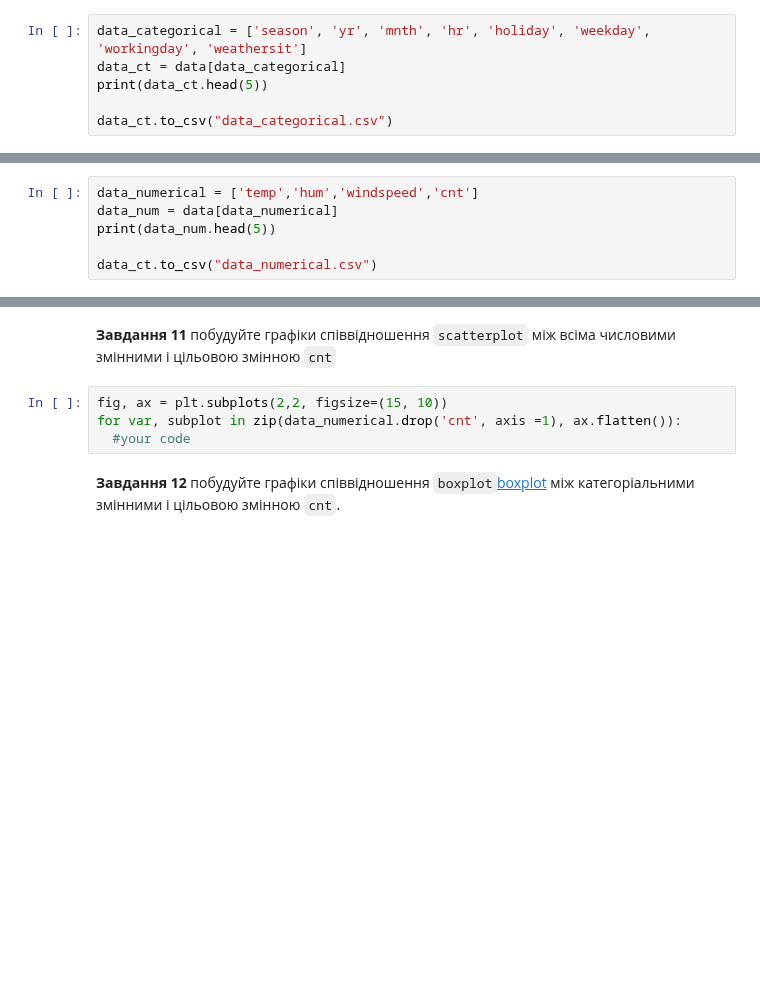
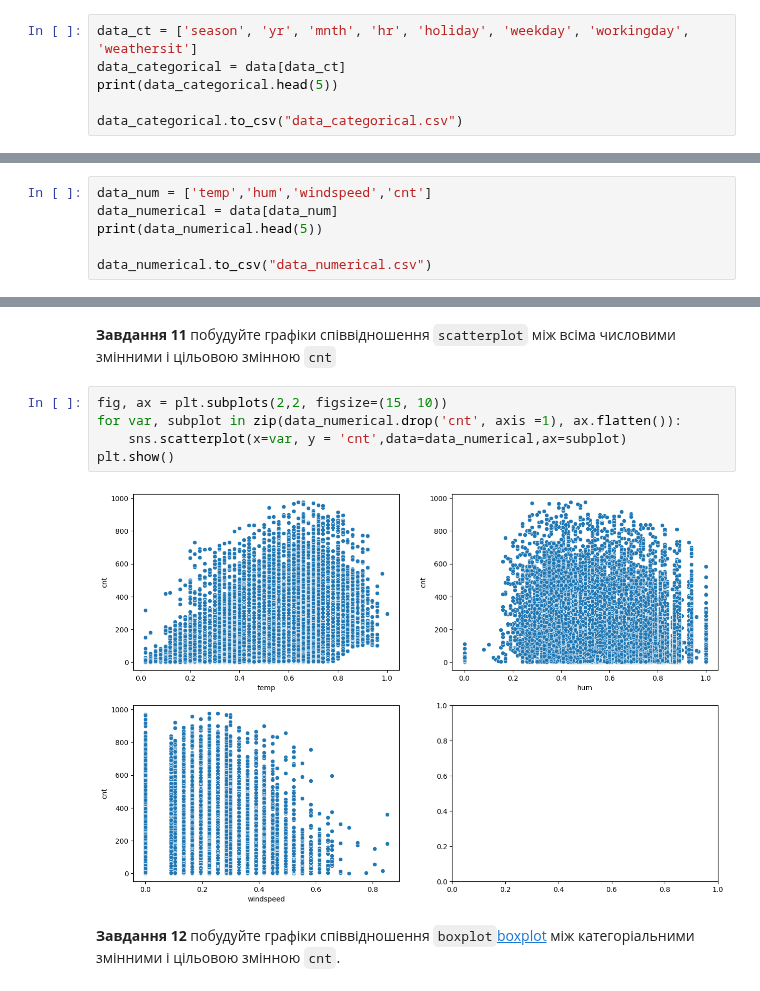
Before and after one commit to Prosik2205/OSHI, a Jupyter notebook: Task4_Regression_basicAI_prosimyak_oleksander .ipynb, the cells around one changed output, grey strips where cells are left out. Cells and saved outputs as stored; diff of their text form; blank space fills up the shorter version.

```diff
--- a/Task4_Regression_basicAI_prosimyak_oleksander .ipynb
+++ b/Task4_Regression_basicAI_prosimyak_oleksander .ipynb
@@ -152,11 +152,11 @@ Last day of dataset - 2012-12-31 00:00:00
 # %% [markdown]
 **Завдання 5** виділити категоріальні змінні в окремий датасет
 # %%
-data_categorical = ['season', 'yr', 'mnth', 'hr', 'holiday', 'weekday', 'workingday', 'weathersit']
-data_ct = data[data_categorical]
-print(data_ct.head(5))
+data_ct = ['season', 'yr', 'mnth', 'hr', 'holiday', 'weekday', 'workingday', 'weathersit']
+data_categorical = data[data_ct]
+print(data_categorical.head(5))
 
-data_ct.to_csv("data_categorical.csv")
+data_categorical.to_csv("data_categorical.csv")
 # %% [output]
    season  yr  mnth  hr  holiday  weekday  workingday  weathersit
 0  spring   0     1   0        0        6           0           1
@@ -198,11 +198,11 @@ plt.show()
 # %% [markdown]
 **Завдання 8** виділити числові змінні в окремий датасет
 # %%
-data_numerical = ['temp','hum','windspeed','cnt']
-data_num = data[data_numerical]
-print(data_num.head(5))
+data_num = ['temp','hum','windspeed','cnt']
+data_numerical = data[data_num]
+print(data_numerical.head(5))
 
-data_ct.to_csv("data_numerical.csv")
+data_numerical.to_csv("data_numerical.csv")
 # %% [output]
    temp   hum  windspeed  cnt
 0  0.24  0.81        0.0   16
@@ -243,7 +249,10 @@ plt.show()
 # %%
 fig, ax = plt.subplots(2,2, figsize=(15, 10))
 for var, subplot in zip(data_numerical.drop('cnt', axis =1), ax.flatten()):
-  #your code
+    sns.scatterplot(x=var, y = 'cnt',data=data_numerical,ax=subplot)
+plt.show()
+# %% [output]
+[figure, added]
 # %% [markdown]
 **Завдання 12** побудуйте графіки співвідношення `boxplot`[boxplot](https://matplotlib.org/stable/gallery/statistics/boxplot_demo.html) між категоріальними змінними і цільовою змінною `cnt`.
 # %%
```
Also changed, not shown: parts of 3 cells of this notebook, 1 other file.
